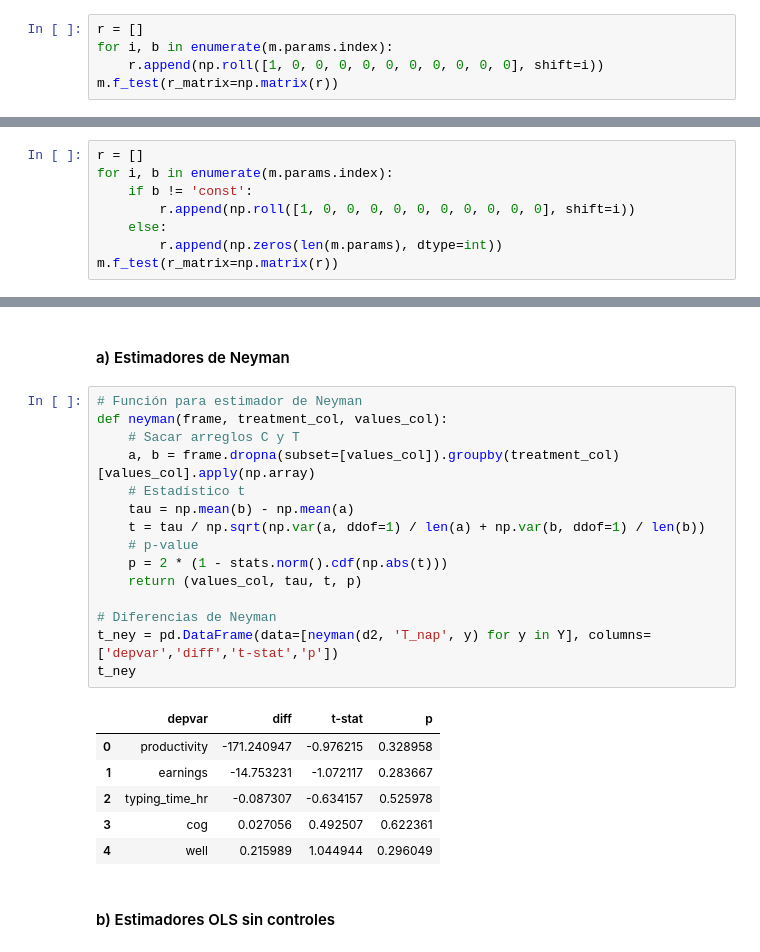
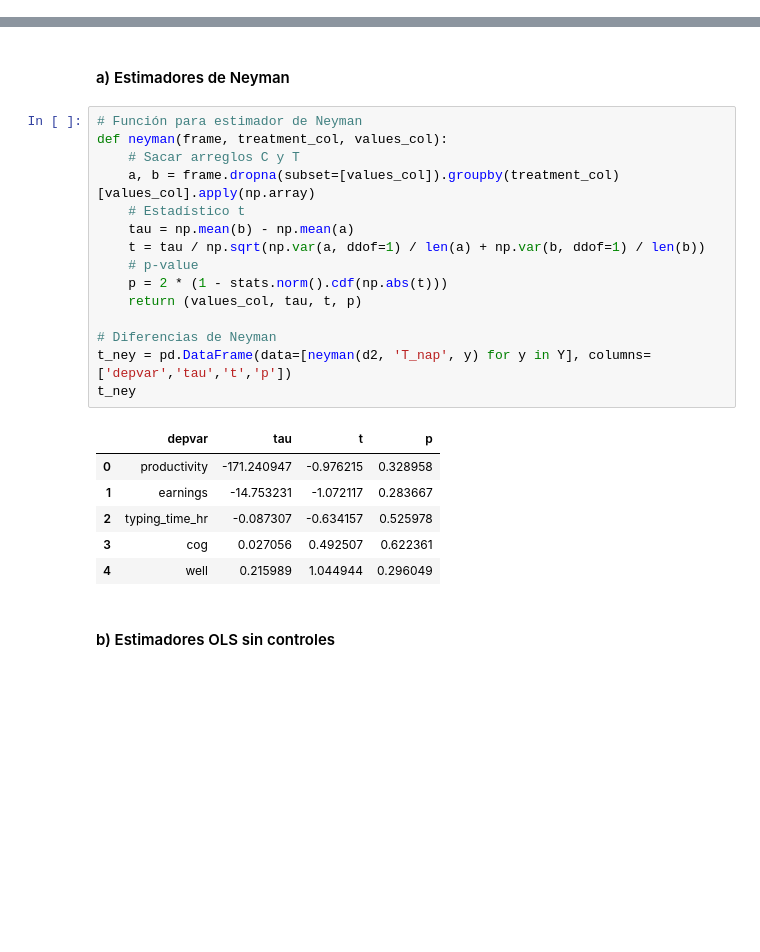
Before and after one commit to ArturoSbr/EmtrAp-hw01, a Jupyter notebook: cod/main.ipynb, the cells around one changed output, grey strips where cells are left out. Saved outputs shown, nothing was run; the diff lists cells and outputs as text; blank space fills up the shorter version.

Commit message:
Changed ATE column names in Q1-Q2

```diff
--- a/cod/main.ipynb
+++ b/cod/main.ipynb
@@ -67,8 +67,3 @@ m = OLS(endog=d1['T_nap'], exog=d1[X].assign(const = 1)).fit()
 m.f_pvalue
 # %% [output]
 0.9615038681207262
-# %%
-r = []
-for i, b in enumerate(m.params.index):
-    r.append(np.roll([1, 0, 0, 0, 0, 0, 0, 0, 0, 0, 0], shift=i))
-m.f_test(r_matrix=np.matrix(r))
@@ -78,8 +69,0 @@ m.f_test(r_matrix=np.matrix(r))
-# %%
-r = []
-for i, b in enumerate(m.params.index):
-    if b != 'const':
-        r.append(np.roll([1, 0, 0, 0, 0, 0, 0, 0, 0, 0, 0], shift=i))
-    else:
-        r.append(np.zeros(len(m.params), dtype=int))
-m.f_test(r_matrix=np.matrix(r))
@@ -109,20 +88,20 @@ Y = ['productivity','earnings','typing_time_hr','cog','well']
 # %%
 # Función para estimador de Neyman
 def neyman(frame, treatment_col, values_col):
     # Sacar arreglos C y T
     a, b = frame.dropna(subset=[values_col]).groupby(treatment_col)[values_col].apply(np.array)
     # Estadístico t
     tau = np.mean(b) - np.mean(a)
     t = tau / np.sqrt(np.var(a, ddof=1) / len(a) + np.var(b, ddof=1) / len(b))
     # p-value
     p = 2 * (1 - stats.norm().cdf(np.abs(t)))
     return (values_col, tau, t, p)
 
 # Diferencias de Neyman
-t_ney = pd.DataFrame(data=[neyman(d2, 'T_nap', y) for y in Y], columns=['depvar','diff','t-stat','p'])
+t_ney = pd.DataFrame(data=[neyman(d2, 'T_nap', y) for y in Y], columns=['depvar','tau','t','p'])
 t_ney
 # %% [output]
-|  | depvar | diff | t-stat | p |
+|  | depvar | tau | t | p |
 | 0 | productivity | -171.240947 | -0.976215 | 0.328958 |
 | 1 | earnings | -14.753231 | -1.072117 | 0.283667 |
 | 2 | typing_time_hr | -0.087307 | -0.634157 | 0.525978 |
```
Also changed, not shown: parts of 6 cells of this notebook.
